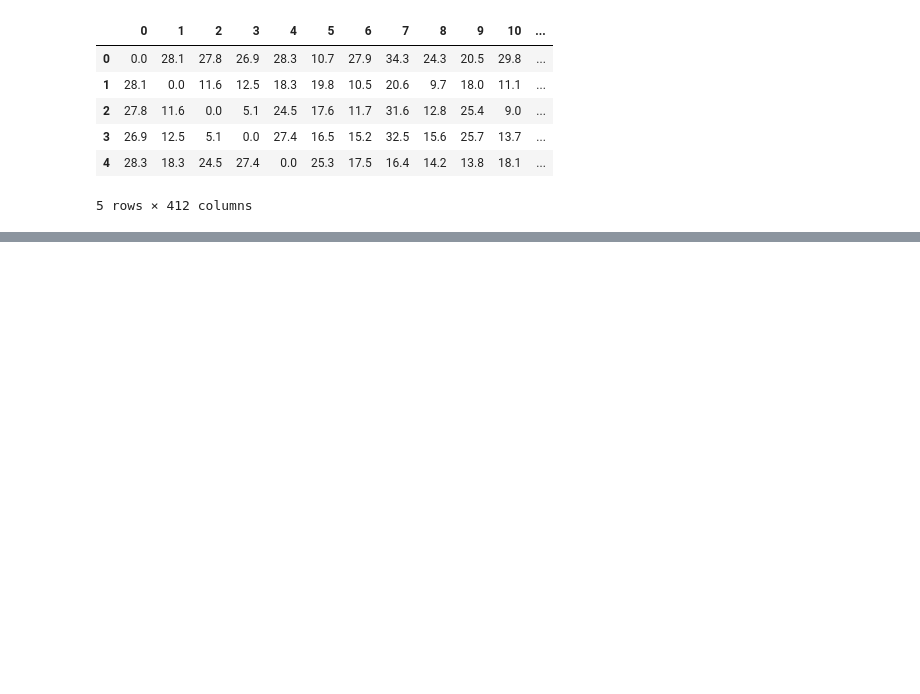
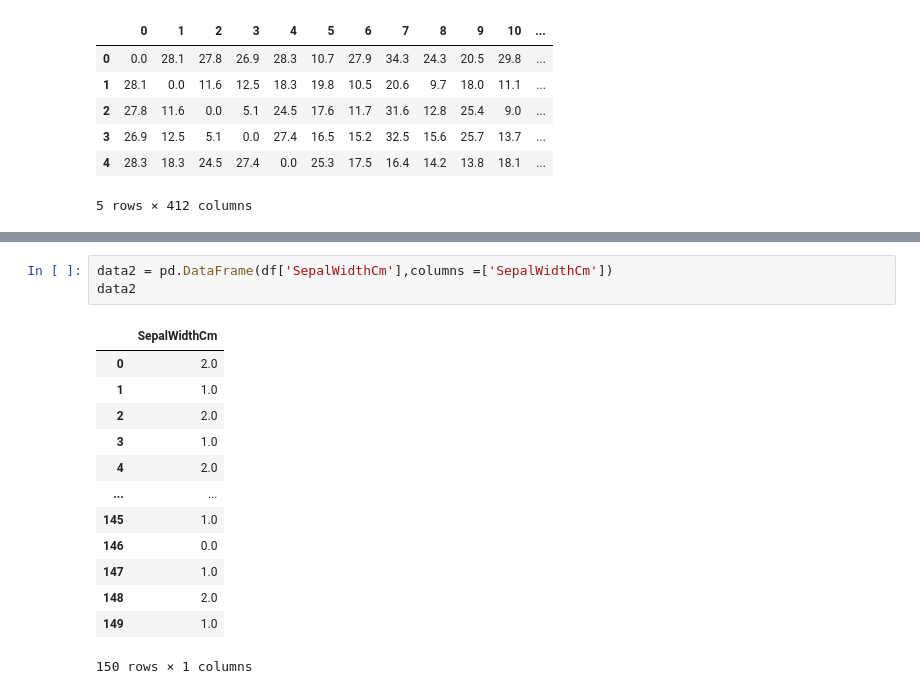
Before and after one commit to Nauvaldi/Dataset, a Jupyter notebook: notebooks.ipynb, the cells around one changed output, grey strips where cells are left out. Cells and saved outputs as stored; diff of their text form; blank space fills up the shorter version.

```diff
--- a/notebooks.ipynb
+++ b/notebooks.ipynb
@@ -268,0 +358,17 @@ Distance_matrix.round(decimals=1,out=None).head(5)
+# %%
+data2 = pd.DataFrame(df['SepalWidthCm'],columns =['SepalWidthCm'])
+data2
+# %% [output]
+|  | SepalWidthCm |
+| 0 | 2.0 |
+| 1 | 1.0 |
+| 2 | 2.0 |
+| 3 | 1.0 |
+| 4 | 2.0 |
+| ... | ... |
+| 145 | 1.0 |
+| 146 | 0.0 |
+| 147 | 1.0 |
+| 148 | 2.0 |
+| 149 | 1.0 |
+150 rows × 1 columns
```
Also changed, not shown: parts of 15 cells of this notebook.
